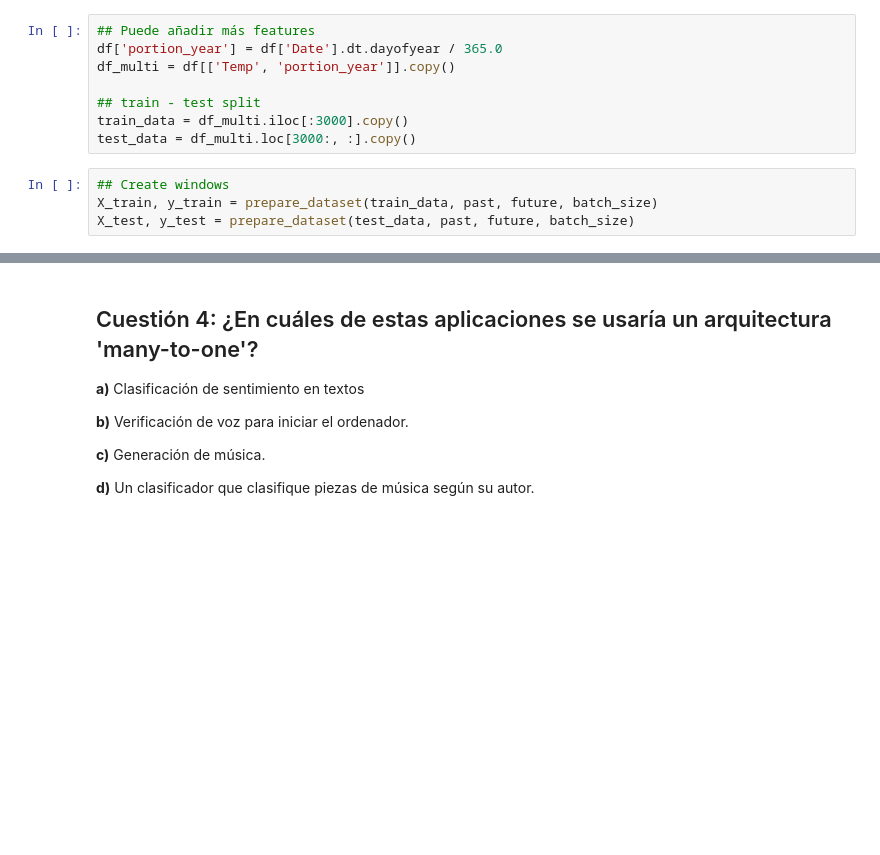
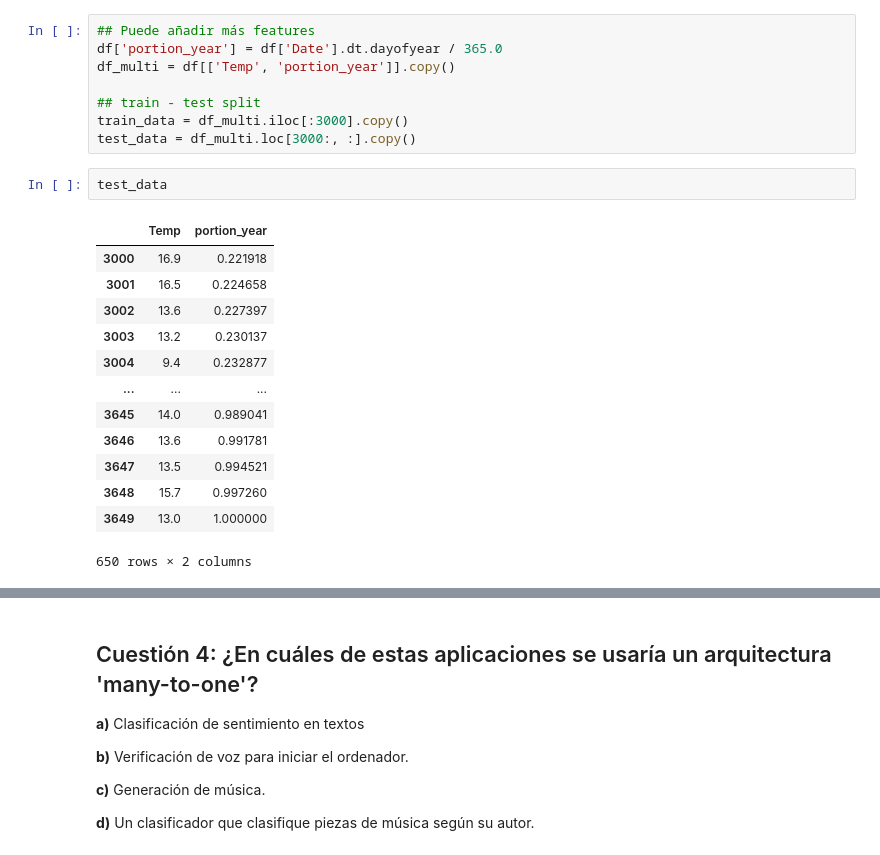
Before and after one commit to gerardcebria/Deep-learning-examen, a Jupyter notebook: Examen.ipynb, the cells around one changed output, grey strips where cells are left out. Saved outputs shown, nothing was run; the diff lists cells and outputs as text; blank space fills up the shorter version.

```diff
--- a/Examen.ipynb
+++ b/Examen.ipynb
@@ -919,7 +921,19 @@ df_multi = df[['Temp', 'portion_year']].copy()
 ## train - test split
 train_data = df_multi.iloc[:3000].copy()
 test_data = df_multi.loc[3000:, :].copy()
-# %%
-## Create windows
-X_train, y_train = prepare_dataset(train_data, past, future, batch_size)
-X_test, y_test = prepare_dataset(test_data, past, future, batch_size)
+# %%
+test_data
+# %% [output]
+|  | Temp | portion_year |
+| 3000 | 16.9 | 0.221918 |
+| 3001 | 16.5 | 0.224658 |
+| 3002 | 13.6 | 0.227397 |
+| 3003 | 13.2 | 0.230137 |
+| 3004 | 9.4 | 0.232877 |
+| ... | ... | ... |
+| 3645 | 14.0 | 0.989041 |
+| 3646 | 13.6 | 0.991781 |
+| 3647 | 13.5 | 0.994521 |
+| 3648 | 15.7 | 0.997260 |
+| 3649 | 13.0 | 1.000000 |
+650 rows × 2 columns
```
Also changed, not shown: parts of 10 cells of this notebook.
